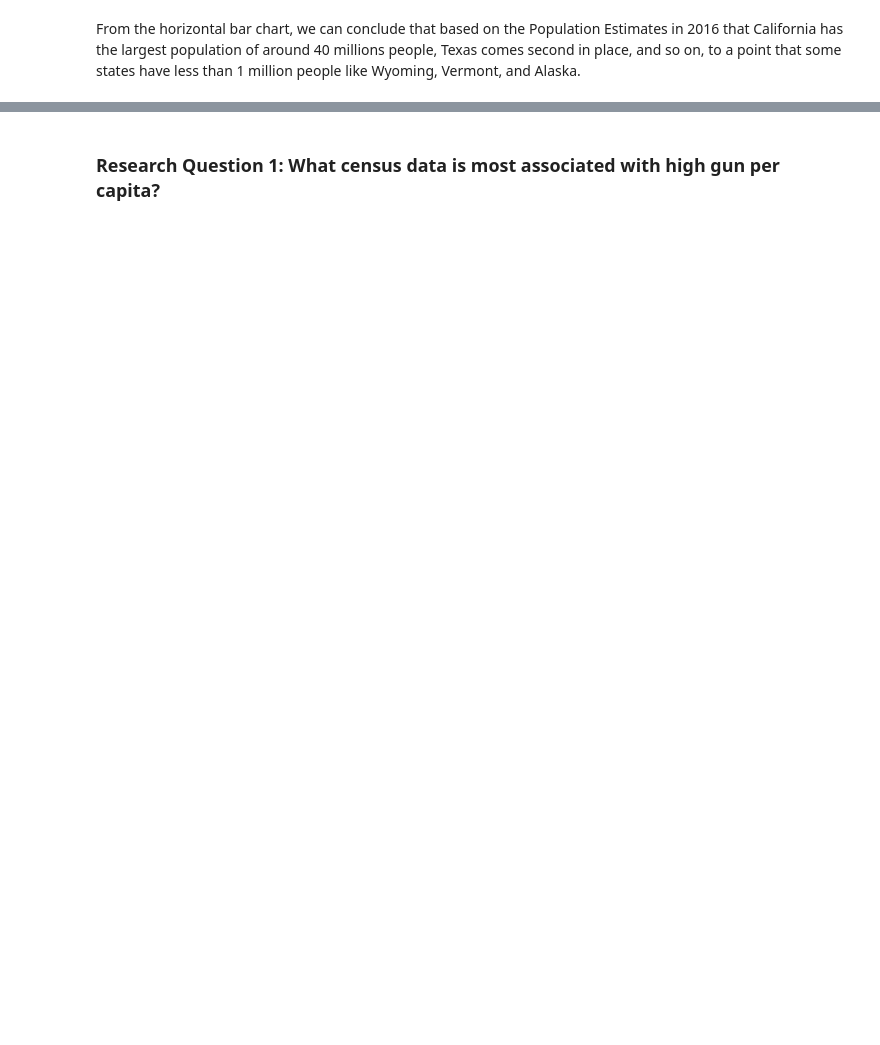
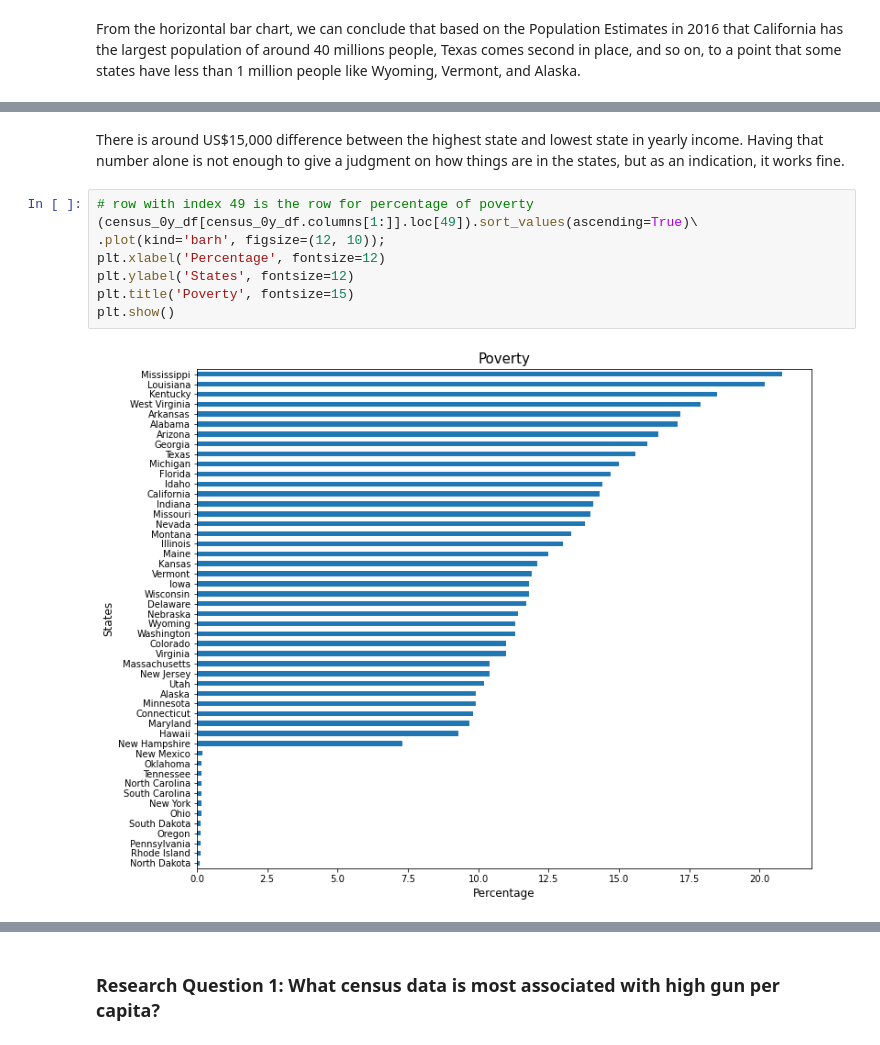
Before and after one commit to ZeyadSabbah/FirearmsUSA, a Jupyter notebook: FirarmsUSAnalysis.ipynb, the cells around one changed output, grey strips where cells are left out. Drawn from its saved outputs; the diff is of its cells as text; blank space fills up the shorter version.

```diff
--- a/FirarmsUSAnalysis.ipynb
+++ b/FirarmsUSAnalysis.ipynb
@@ -574,0 +574,12 @@ From the horizontal bar chart, we can conclude that based on the Population Esti
+# %% [markdown]
+There is around US$15,000 difference between the highest state and lowest state in yearly income. Having that number alone is not enough to give a judgment on how things are in the states, but as an indication, it works fine.
+# %%
+# row with index 49 is the row for percentage of poverty
+(census_0y_df[census_0y_df.columns[1:]].loc[49]).sort_values(ascending=True)\
+.plot(kind='barh', figsize=(12, 10));
+plt.xlabel('Percentage', fontsize=12)
+plt.ylabel('States', fontsize=12)
+plt.title('Poverty', fontsize=15)
+plt.show()
+# %% [output]
+[figure, added]
```
Also changed, not shown: parts of 21 cells of this notebook.
